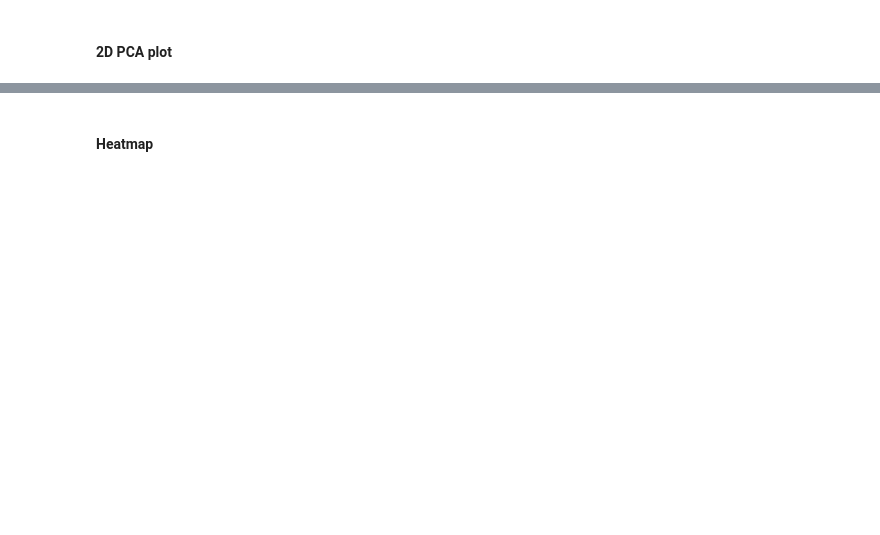
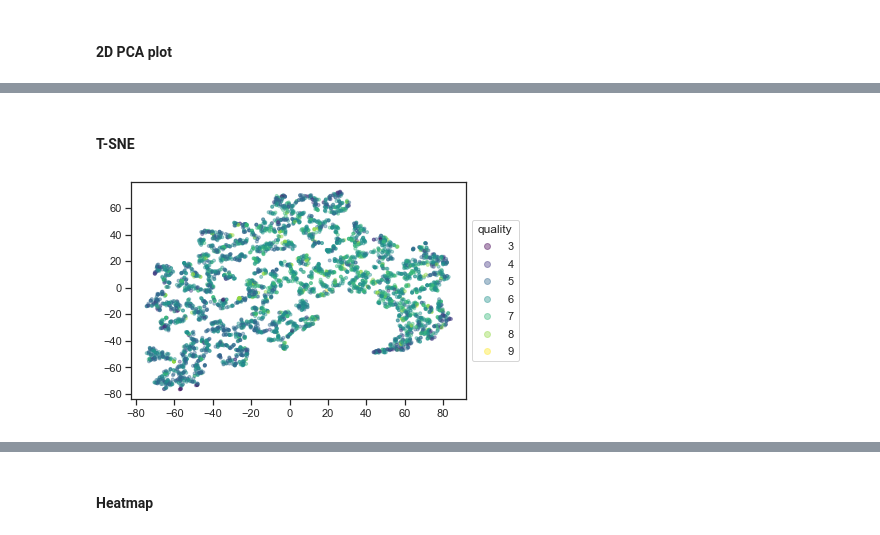
Before and after one commit to Didayolo/autopandas, a Jupyter notebook: AutoPandas_workspace.ipynb, the cells around one changed output, grey strips where cells are left out. Cells and saved outputs as stored; diff of their text form; code cells hidden in the pictures; blank space fills up the shorter version.

```diff
--- a/AutoPandas_workspace.ipynb
+++ b/AutoPandas_workspace.ipynb
@@ -148,0 +149,6 @@ TODO: class coloration
+# %% [markdown]
+#### T-SNE
+# %%
+data.tsne().plot(c=data.get_data('y'))
+# %% [output]
+[figure, added]
```
Also changed, not shown: parts of 15 cells of this notebook, 3 other files.
